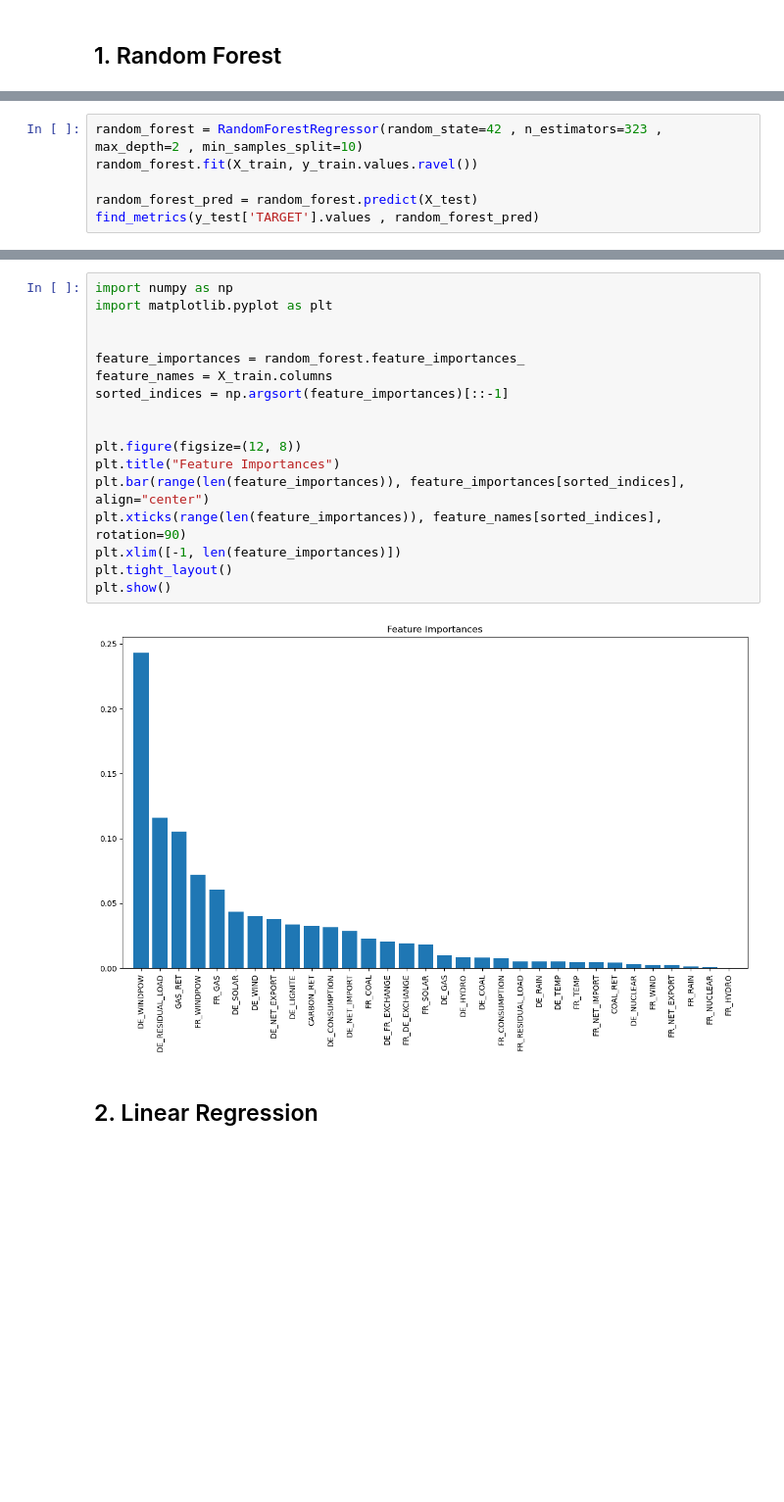
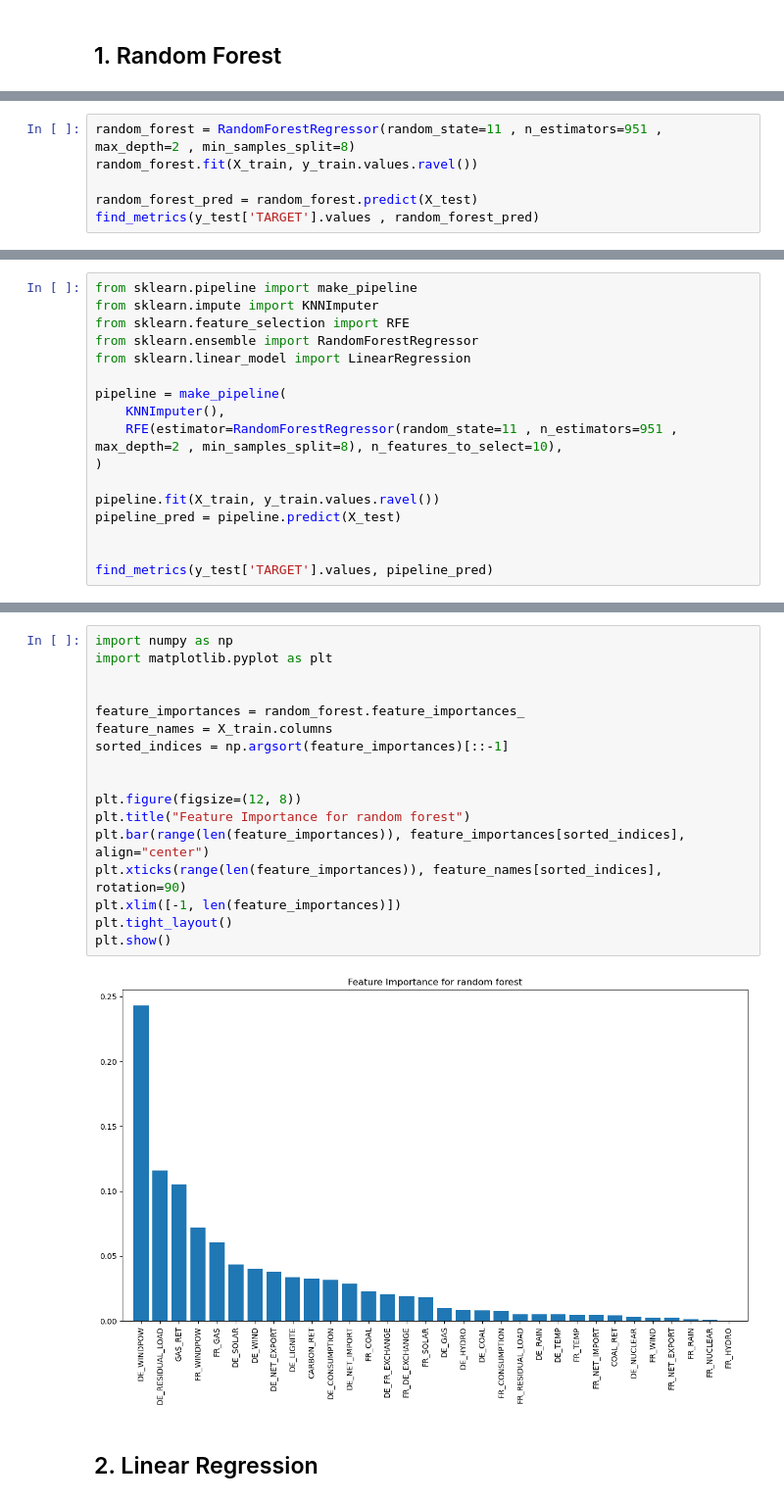
Before and after one commit to pnikitits/EnsembleLearningProject, a Jupyter notebook: Code/Complete.ipynb, the cells around one changed output, grey strips where cells are left out. Shown: that part at 98% size. Saved outputs shown, nothing was run; the diff lists cells and outputs as text; blank space fills up the shorter version.

```diff
--- a/Code/Complete.ipynb
+++ b/Code/Complete.ipynb
@@ -161,5 +161,5 @@ Best value (accuracy): 2.351064194712659
 # %%
-random_forest = RandomForestRegressor(random_state=42 , n_estimators=323 , max_depth=2 , min_samples_split=10)
+random_forest = RandomForestRegressor(random_state=11 , n_estimators=951 , max_depth=2 , min_samples_split=8)
 random_forest.fit(X_train, y_train.values.ravel())
 
 random_forest_pred = random_forest.predict(X_test)
@@ -172,0 +173,17 @@ Mean Absolute Percentage Error (MAPE): 2.4003542132188103%
+# %%
+from sklearn.pipeline import make_pipeline
+from sklearn.impute import KNNImputer
+from sklearn.feature_selection import RFE
+from sklearn.ensemble import RandomForestRegressor
+from sklearn.linear_model import LinearRegression
+
+pipeline = make_pipeline(
+    KNNImputer(),
+    RFE(estimator=RandomForestRegressor(random_state=11 , n_estimators=951 , max_depth=2 , min_samples_split=8), n_features_to_select=10),
+)
+
+pipeline.fit(X_train, y_train.values.ravel())
+pipeline_pred = pipeline.predict(X_test)
+
+
+find_metrics(y_test['TARGET'].values, pipeline_pred)
@@ -173,22 +196,22 @@ Mean Absolute Percentage Error (MAPE): 2.4003542132188103%
 # %%
 import numpy as np
 import matplotlib.pyplot as plt
 
 
 feature_importances = random_forest.feature_importances_
 feature_names = X_train.columns
 sorted_indices = np.argsort(feature_importances)[::-1]
 
 
 plt.figure(figsize=(12, 8))
-plt.title("Feature Importances")
+plt.title("Feature Importance for random forest")
 plt.bar(range(len(feature_importances)), feature_importances[sorted_indices], align="center")
 plt.xticks(range(len(feature_importances)), feature_names[sorted_indices], rotation=90)
 plt.xlim([-1, len(feature_importances)])
 plt.tight_layout()
 plt.show()
 # %% [output]
-[figure, old version]
+[figure, new version]
 # %% [markdown]
 ## 2. Linear Regression
 # %%
```
Also changed, not shown: parts of 8 cells of this notebook, 11 other files.
